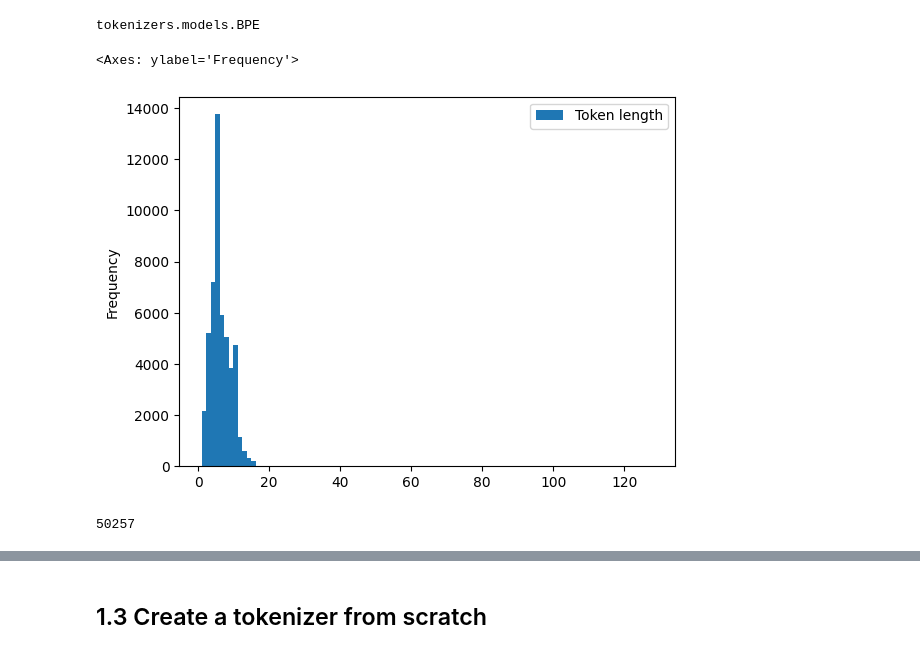
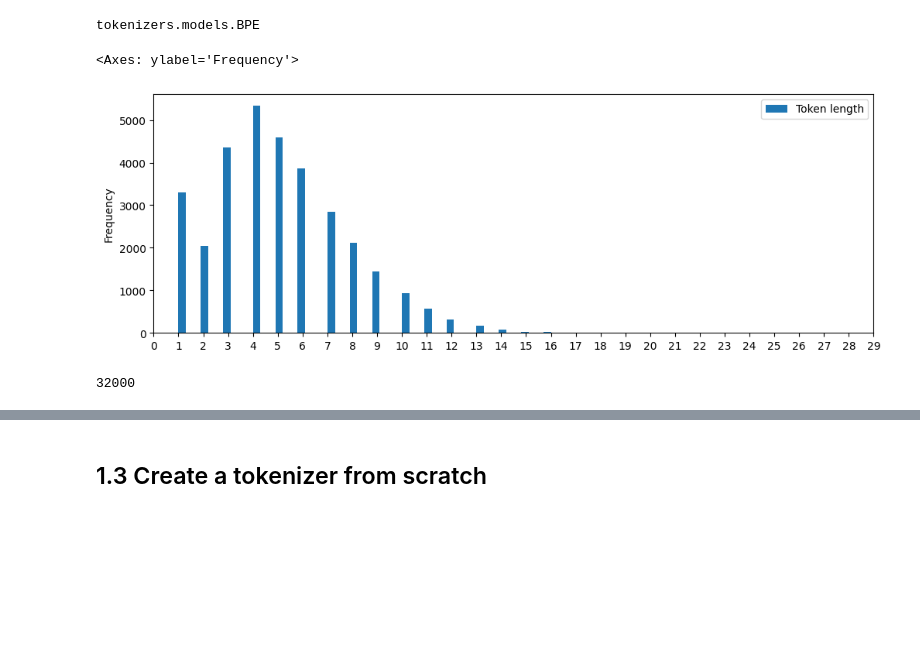
Before and after one commit to JBAujogue/BERT-playground, a Jupyter notebook: notebooks/Tokenization - Pretrained Tokenizers.ipynb, the cells around one changed output, grey strips where cells are left out. Drawn from its saved outputs; the diff is of its cells as text; code cells hidden in the pictures; blank space fills up the shorter version.

Commit message:
switch to poetry; update dependencies; update tokenization notebooks

```diff
--- a/notebooks/Tokenization - Pretrained Tokenizers.ipynb
+++ b/notebooks/Tokenization - Pretrained Tokenizers.ipynb
@@ -99,0 +107,5 @@ text = "Hello, y'all! How are you 😁? I introduce a triple   space 🤗."
+# %%
+model_id = 'mistralai/Mistral-7B-Instruct-v0.2'
+tokenizer = AutoTokenizer.from_pretrained(model_id)
+
+type(tokenizer), type(tokenizer.backend_tokenizer)
@@ -111,20 +130,22 @@ A base vocabulary that includes all possible base characters can be quite large
 # %% [markdown]
 ## 1.1 Use pretrained tokenizer
 # %%
-bpe_tokenizer = Tokenizer.from_pretrained('gpt2')
+# make your choice between the 2
+# bpe_tokenizer = Tokenizer.from_pretrained('gpt2')
+bpe_tokenizer = AutoTokenizer.from_pretrained(model_id).backend_tokenizer
 
 type(bpe_tokenizer.model)
 # %% [output]
 tokenizers.models.BPE
 # %%
-pd.DataFrame(map(len, bpe_tokenizer.get_vocab()), columns = ['Token length']).plot.hist(bins = 100)
+pd.DataFrame(map(len, bpe_tokenizer.get_vocab()), columns = ['Token length']).plot.hist(bins = 50, xticks = list(range(30)), figsize = (12, 4))
 # %% [output]
 <Axes: ylabel='Frequency'>
-[figure, old version]
+[figure, new version]
 # %%
 bpe_tokenizer.get_vocab_size()
 # %% [output]
-50257
+32000
 # %%
 output = bpe_tokenizer.encode(text)
 tokens = [t for t in output.tokens]
```
Also changed, not shown: parts of 8 cells of this notebook, 7 other files.
